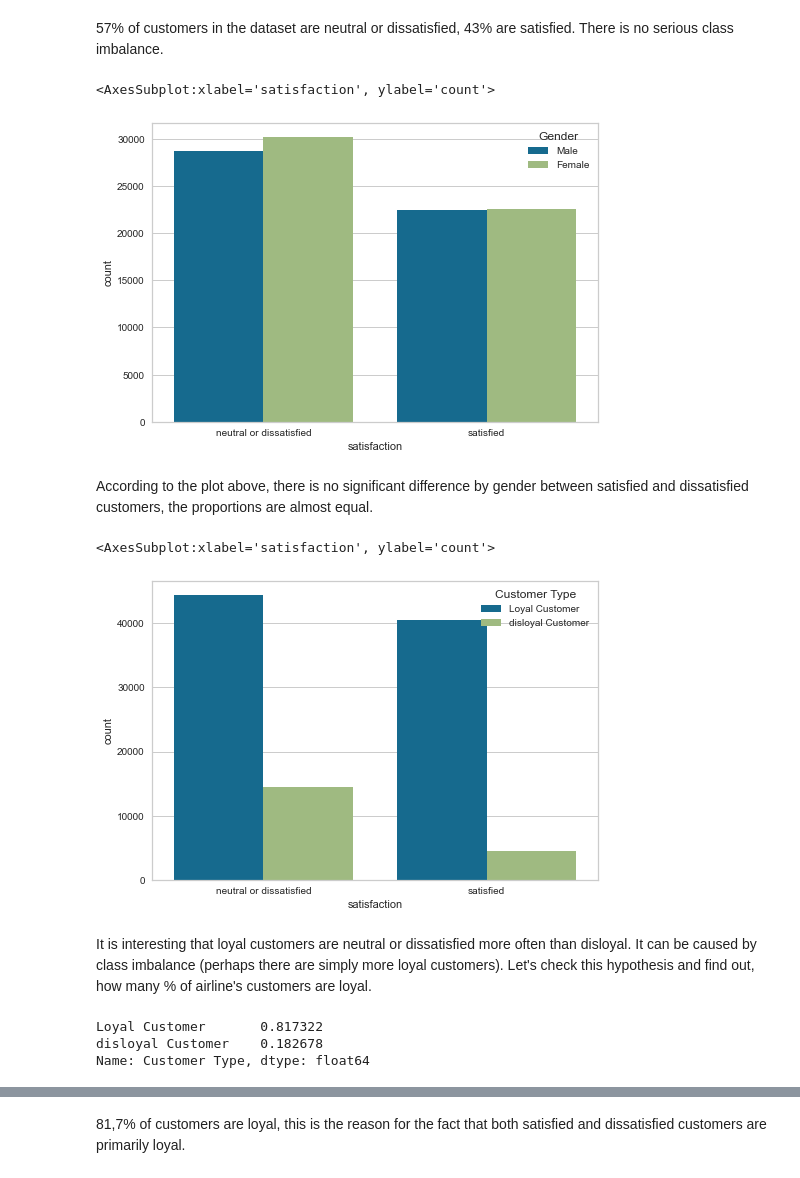
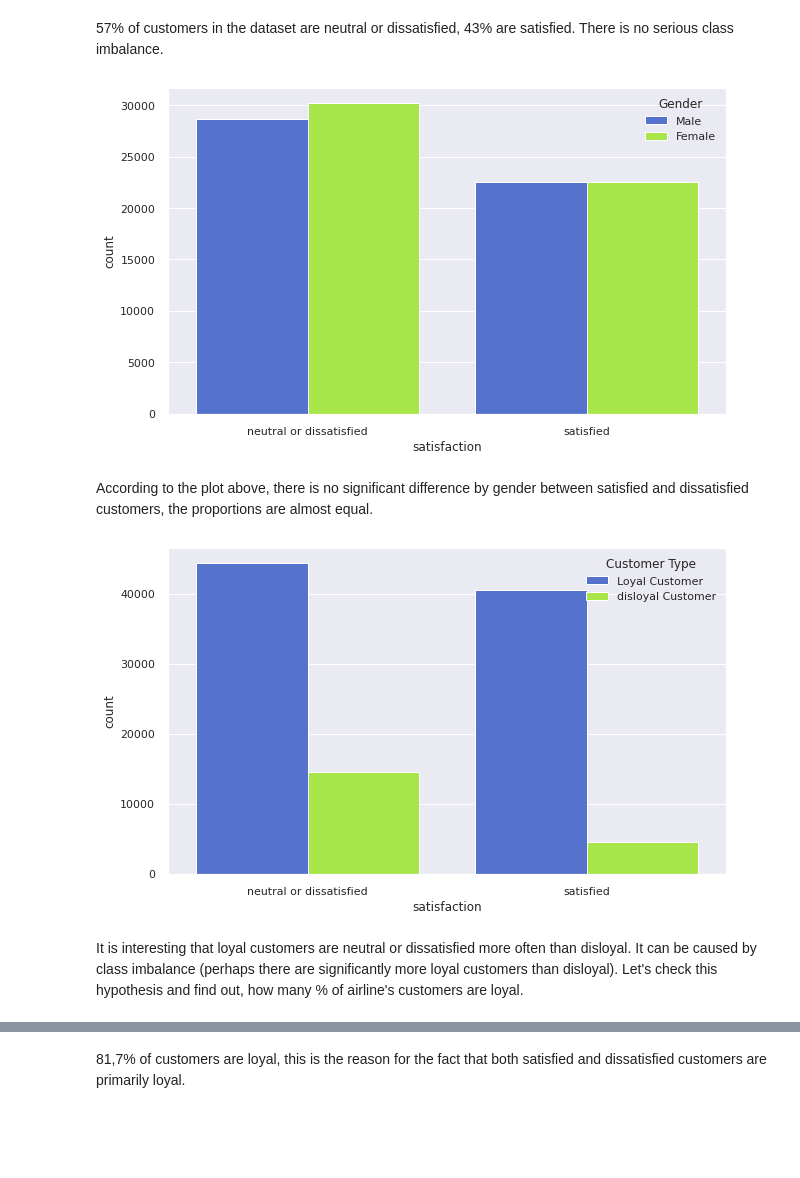
Before and after one commit to MaxTeselkin/Airline-Passenger-Satisfaction-Forecasting, a Jupyter notebook: Airline_Passenger_Satisfaction.ipynb, the cells around one changed output, grey strips where cells are left out. Cells and saved outputs as stored; diff of their text form; code cells hidden in the pictures; blank space fills up the shorter version.

```diff
--- a/Airline_Passenger_Satisfaction.ipynb
+++ b/Airline_Passenger_Satisfaction.ipynb
@@ -97,8 +107,9 @@ import shap
 warnings.filterwarnings('ignore')
 # %%
 # loading data
-train_df = pd.read_csv('airline_train.csv', index_col='Unnamed: 0')
-train_df
+train_df = pd.read_csv('../input/airline-passenger-satisfaction/train.csv',
+                       index_col='Unnamed: 0')
+train_df.head()
 # %% [output]
 |  | id | Gender | Customer Type | Age | Type of Travel | Class | Flight Distance | ... |
 | 0 | 70172 | Male | Loyal Customer | 13 | Personal Travel | Eco Plus | 460 | ... |
@@ -125,22 +159,19 @@ Name: satisfaction, dtype: float64
 # %% [markdown]
 57% of customers in the dataset are neutral or dissatisfied, 43% are satisfied. There is no serious class imbalance.
+# %%
+sns.set(rc={'figure.figsize': (10, 6)})
 # %%
-sns.countplot(x='satisfaction', hue='Gender', data=train_df)
+sns.countplot(x='satisfaction', hue='Gender', data=train_df, palette=['royalblue', 'greenyellow']);
 # %% [output]
-<AxesSubplot:xlabel='satisfaction', ylabel='count'>
-[figure, old version]
+[figure, new version]
 # %% [markdown]
 According to the plot above, there is no significant difference by gender between satisfied and dissatisfied customers, the proportions are almost equal.
 # %%
-sns.countplot(x='satisfaction', hue='Customer Type', data=train_df)
+sns.countplot(x='satisfaction',
+              hue='Customer Type',
+              data=train_df,
+              palette=['royalblue', 'greenyellow']);
 # %% [output]
-<AxesSubplot:xlabel='satisfaction', ylabel='count'>
-[figure, old version]
+[figure, new version]
 # %% [markdown]
-It is interesting that loyal customers are neutral or dissatisfied more often than disloyal. It can be caused by class imbalance (perhaps there are simply more loyal customers). Let's check this hypothesis and find out, how many % of airline's customers are loyal.
+It is interesting that loyal customers are neutral or dissatisfied more often than disloyal. It can be caused by class imbalance (perhaps there are significantly more loyal customers than disloyal). Let's check this hypothesis and find out, how many % of airline's customers are loyal.
-# %%
-train_df['Customer Type'].value_counts(normalize=True)
-# %% [output]
-Loyal Customer       0.817322
-disloyal Customer    0.182678
-Name: Customer Type, dtype: float64
```
Also changed, not shown: parts of 85 cells of this notebook.
